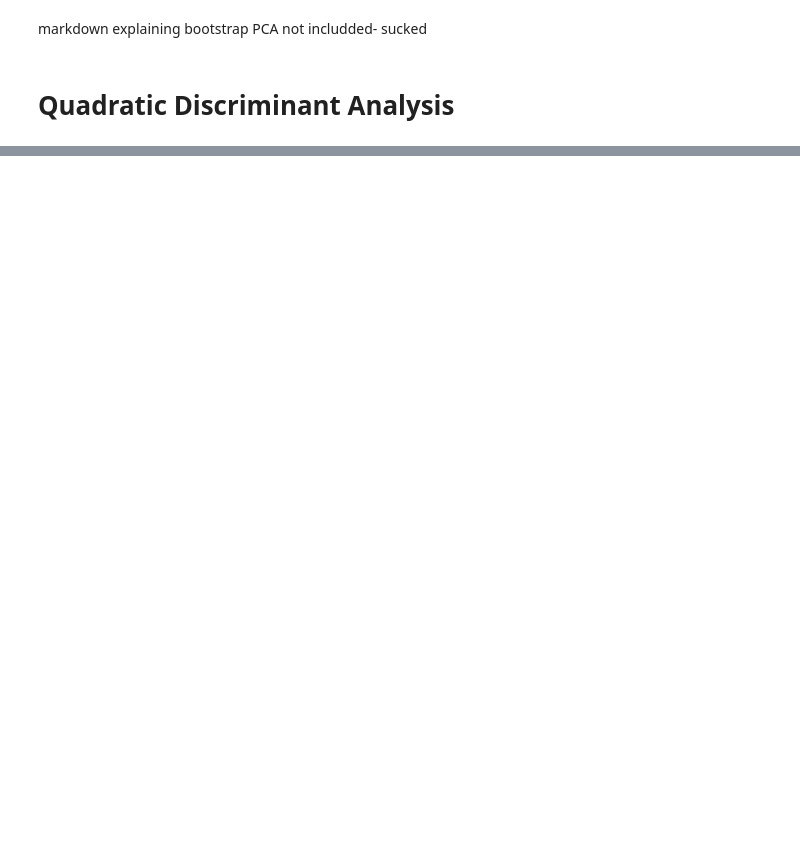
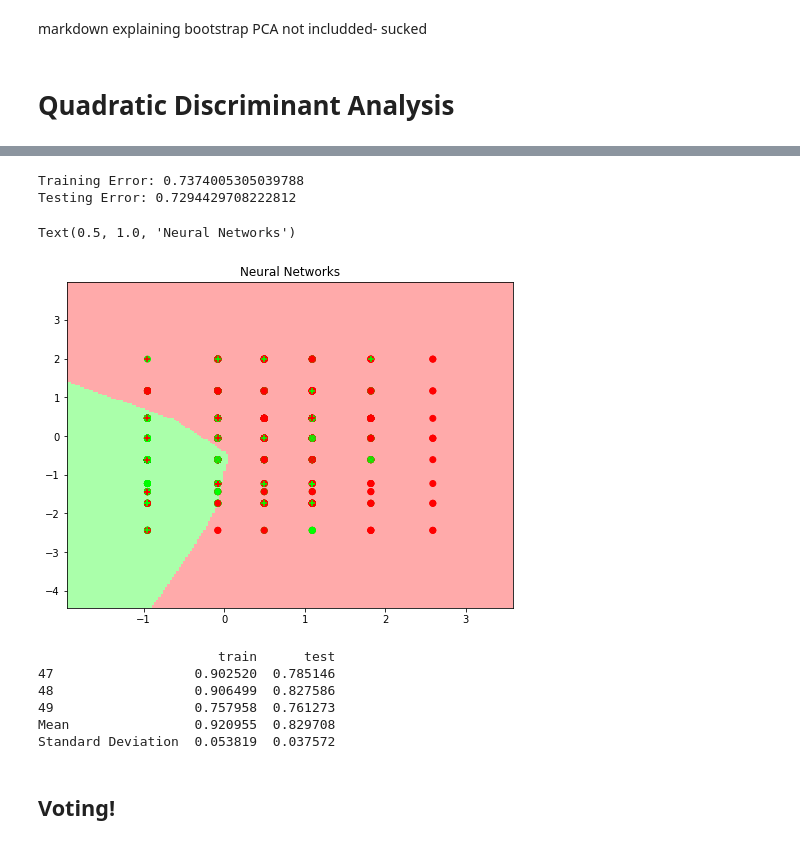
Before and after one commit to JeremyT99/STAT-411-Group-Project, a Jupyter notebook: Polished Presentation.ipynb, the cells around one changed output, grey strips where cells are left out. Drawn from its saved outputs; the diff is of its cells as text; code cells hidden in the pictures; blank space fills up the shorter version.

```diff
--- a/Polished Presentation.ipynb
+++ b/Polished Presentation.ipynb
@@ -348,0 +444,35 @@ Standard Deviation  0.012692  0.018040
+# %%
+from sklearn.neural_network import MLPClassifier
+
+v = [0]*X.shape[1]
+for k in range(X.shape[1]):
+    M = X[:, k].max()
+    m = X[:, k].min()
+    v[k] = (X[:, k] - m)/(M - m)
+Xn = np.c_[v].transpose()   # Note I could not assign these to X because the type was int not float
+
+Skynet = MLPClassifier(solver='lbfgs', hidden_layer_sizes = (10, 10, 10))
+# %%
+X = np.array(druguser[['Age','Education']])
+y = np.array(druguser[['Cannabis']]).reshape(-1)
+
+plot_cat_model(Skynet, X, y)
+plt.title ("Neural Networks")
+# %% [output]
+Training Error: 0.7374005305039788
+Testing Error: 0.7294429708222812
+Text(0.5, 1.0, 'Neural Networks')
+[figure, added]
+# %%
+X = np.array(druguser[ keep])
+y = np.array(druguser['Cannabis'])
+Bootstrap(Skynet, X, y)
+# %% [output]
+                       train      test
+47                  0.902520  0.785146
+48                  0.906499  0.827586
+49                  0.757958  0.761273
+Mean                0.920955  0.829708
+Standard Deviation  0.053819  0.037572
+# %% [markdown]
+## Voting!
```
Also changed, not shown: parts of 39 cells of this notebook, 2 other files.
